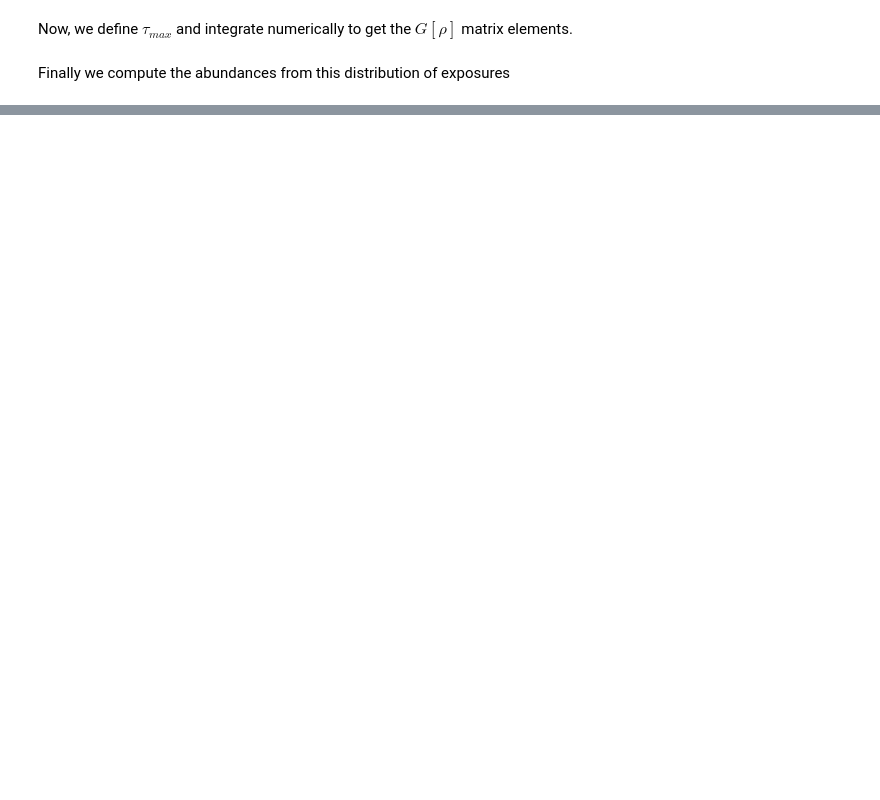
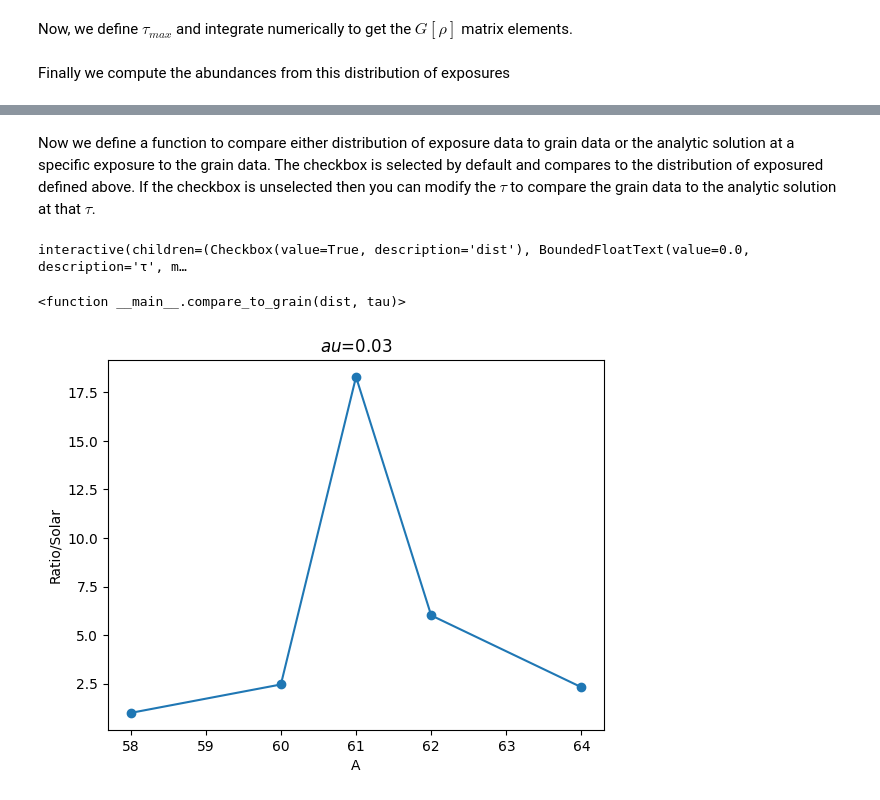
Before and after one commit to lucaswalls18/neutron_burst, a Jupyter notebook: analytic_solution.ipynb, the cells around one changed output, grey strips where cells are left out. Cells and saved outputs as stored; diff of their text form; code cells hidden in the pictures; blank space fills up the shorter version.

Commit message:
Updated numerical_solution

```diff
--- a/analytic_solution.ipynb
+++ b/analytic_solution.ipynb
@@ -371,0 +417,63 @@ interact(grain_compare,
+# %% [markdown]
+Now we define a function to compare either distribution of exposure data to grain data or the analytic solution at a specific exposure to the grain data. The checkbox is selected by default and compares to the distribution of exposured defined above. If the checkbox is unselected then you can modify the $\tau$ to compare the grain data to the analytic solution at that $\tau$.
+# %%
+def compare_to_grain(dist, tau):
+    fig, ax = plt.subplots()
+    if dist == True:
+        delta = []
+        a_plot = []
+        for sp in y0:
+            if y0[sp] != 0:
+                delta.append(1000 * ((ys_dist[species.index(sp)] / y0[sp]) /
+                             (ys_dist[species.index(normalizing_species)] / y0[normalizing_species]) - 1))
+                a_plot.append(a[species.index(sp)])
+        ax.plot(a_plot, delta, 'o:', label="Dist yields")
+        ax.plot(a_plot, np.zeros(len(a_plot)), '--', color='black', linewidth = 0.5)
+
+    else:
+        delta = []
+        a_plot = []
+        Gs = compute_gs(sigs_array, tau, species)
+        abundances = np.dot(Gs, y0_array)
+        for sp in y0:
+            if y0[sp] != 0:
+                delta.append(1000 * ((abundances[species.index(sp)] / y0[sp]) /
+                             (abundances[species.index(normalizing_species)] / y0[normalizing_species]) - 1))
+                a_plot.append(a[species.index(sp)])
+        ax.plot(a_plot, delta, 'o:', label=fr"$\tau$={tau}")
+        ax.plot(a_plot, np.zeros(len(a_plot)), '--', color='black', linewidth = 0.5)
+
+    for g in grains:
+        ax.errorbar(g['a'], g['data'], yerr = g['error'], fmt = 'o', label = g['name'])
+
+    ax.set_xlabel('Mass Number')  #Modify element symbol for different abundance chain
+    ax.set_ylabel('$\\delta$')
+    ax.legend()
+    plt.show()
+    ax.clear()
+
+interact(
+    compare_to_grain,
+    dist=widgets.Checkbox(value = True),
+    tau = widgets.BoundedFloatText(value=.0, min=0.0, max=5, step=0.001, description='τ')
+)
+# %% [output]
+interactive(children=(Checkbox(value=True, description='dist'), BoundedFloatText(value=0.0, description='τ', m…
+<function __main__.compare_to_grain(dist, tau)>
+# %%
+normalizing_species = 'ni58'
+factor = y0[normalizing_species]/abundances[species.index(normalizing_species)][25]
+vals = []
+ayes = []
+for sp in species:
+    if y0[sp] != 0:
+        vals.append(abundances[species.index(sp)][25]/y0[sp] * factor)
+        ayes.append(a[species.index(sp)])
+
+plt.plot(ayes, vals, '-o')
+plt.title(f'$\tau$={tau[25]:.2f}')
+plt.xlabel('A')
+plt.ylabel('Ratio/Solar')
+plt.show()
+# %% [output]
+[figure, added]
```
Also changed, not shown: parts of 67 cells of this notebook, 2 other files.
